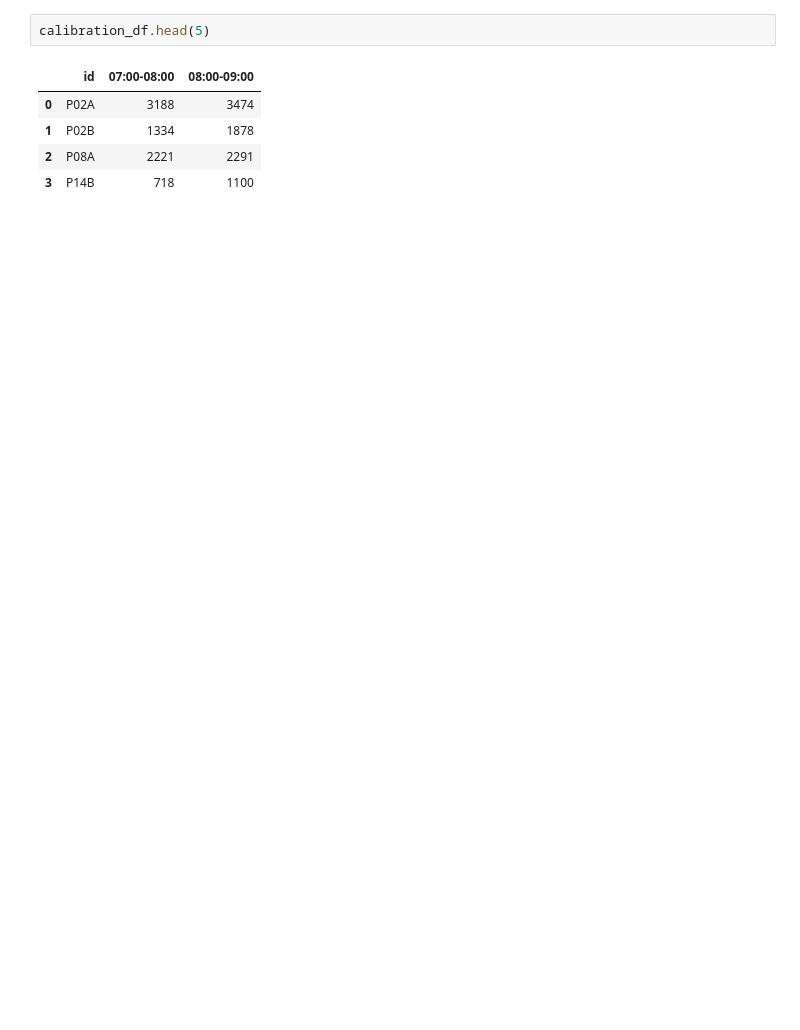
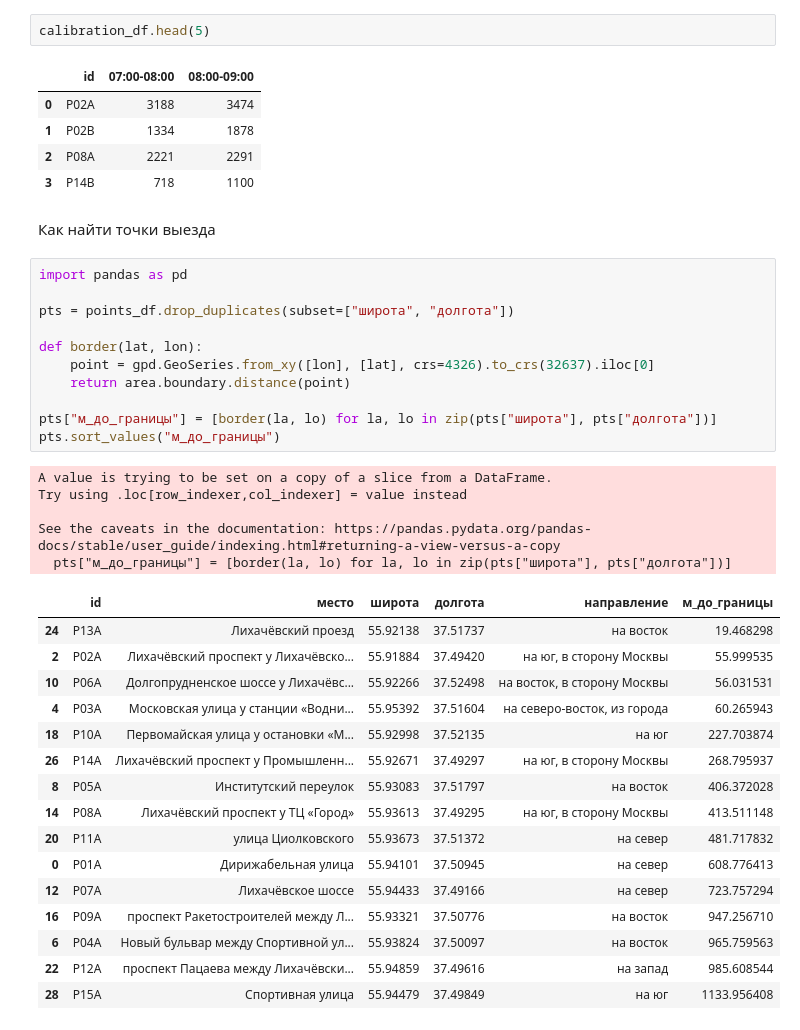
Before and after one commit to MaRKoFpr/tbc_pj, a Jupyter notebook: notebooks/show_res.ipynb, the cells around one changed output. Drawn from its saved outputs; the diff is of its cells as text; blank space fills up the shorter version.

```diff
--- a/notebooks/show_res.ipynb
+++ b/notebooks/show_res.ipynb
@@ -62,3 +70,38 @@ calibration_df.head(5)
 | 1 | P02B | 1334 | 1878 |
 | 2 | P08A | 2221 | 2291 |
 | 3 | P14B | 718 | 1100 |
+# %% [markdown]
+Как найти точки выезда
+# %%
+import pandas as pd
+
+pts = points_df.drop_duplicates(subset=["широта", "долгота"])
+
+def border(lat, lon):
+    point = gpd.GeoSeries.from_xy([lon], [lat], crs=4326).to_crs(32637).iloc[0]
+    return area.boundary.distance(point)
+
+pts["м_до_границы"] = [border(la, lo) for la, lo in zip(pts["широта"], pts["долгота"])]
+pts.sort_values("м_до_границы")
+# %% [output]
+A value is trying to be set on a copy of a slice from a DataFrame.
+Try using .loc[row_indexer,col_indexer] = value instead
+
+See the caveats in the documentation: https://pandas.pydata.org/pandas-docs/stable/user_guide/indexing.html#returning-a-view-versus-a-copy
+  pts["м_до_границы"] = [border(la, lo) for la, lo in zip(pts["широта"], pts["долгота"])]
+|  | id | место | широта | долгота | направление | м_до_границы |
+| 24 | P13A | Лихачёвский проезд | 55.92138 | 37.51737 | на восток | 19.468298 |
+| 2 | P02A | Лихачёвский проспект у Лихачёвско... | 55.91884 | 37.49420 | на юг, в сторону Москвы | 55.999535 |
+| 10 | P06A | Долгопрудненское шоссе у Лихачёвс... | 55.92266 | 37.52498 | на восток, в сторону Москвы | 56.031531 |
+| 4 | P03A | Московская улица у станции «Водни... | 55.95392 | 37.51604 | на северо-восток, из города | 60.265943 |
+| 18 | P10A | Первомайская улица у остановки «М... | 55.92998 | 37.52135 | на юг | 227.703874 |
+| 26 | P14A | Лихачёвский проспект у Промышленн... | 55.92671 | 37.49297 | на юг, в сторону Москвы | 268.795937 |
+| 8 | P05A | Институтский переулок | 55.93083 | 37.51797 | на восток | 406.372028 |
+| 14 | P08A | Лихачёвский проспект у ТЦ «Город» | 55.93613 | 37.49295 | на юг, в сторону Москвы | 413.511148 |
+| 20 | P11A | улица Циолковского | 55.93673 | 37.51372 | на север | 481.717832 |
+| 0 | P01A | Дирижабельная улица | 55.94101 | 37.50945 | на север | 608.776413 |
+| 12 | P07A | Лихачёвское шоссе | 55.94433 | 37.49166 | на север | 723.757294 |
+| 16 | P09A | проспект Ракетостроителей между Л... | 55.93321 | 37.50776 | на восток | 947.256710 |
+| 6 | P04A | Новый бульвар между Спортивной ул... | 55.93824 | 37.50097 | на восток | 965.759563 |
+| 22 | P12A | проспект Пацаева между Лихачёвски... | 55.94859 | 37.49616 | на запад | 985.608544 |
+| 28 | P15A | Спортивная улица | 55.94479 | 37.49849 | на юг | 1133.956408 |
```
Also changed, not shown: parts of 14 cells of this notebook, 9 other files.
